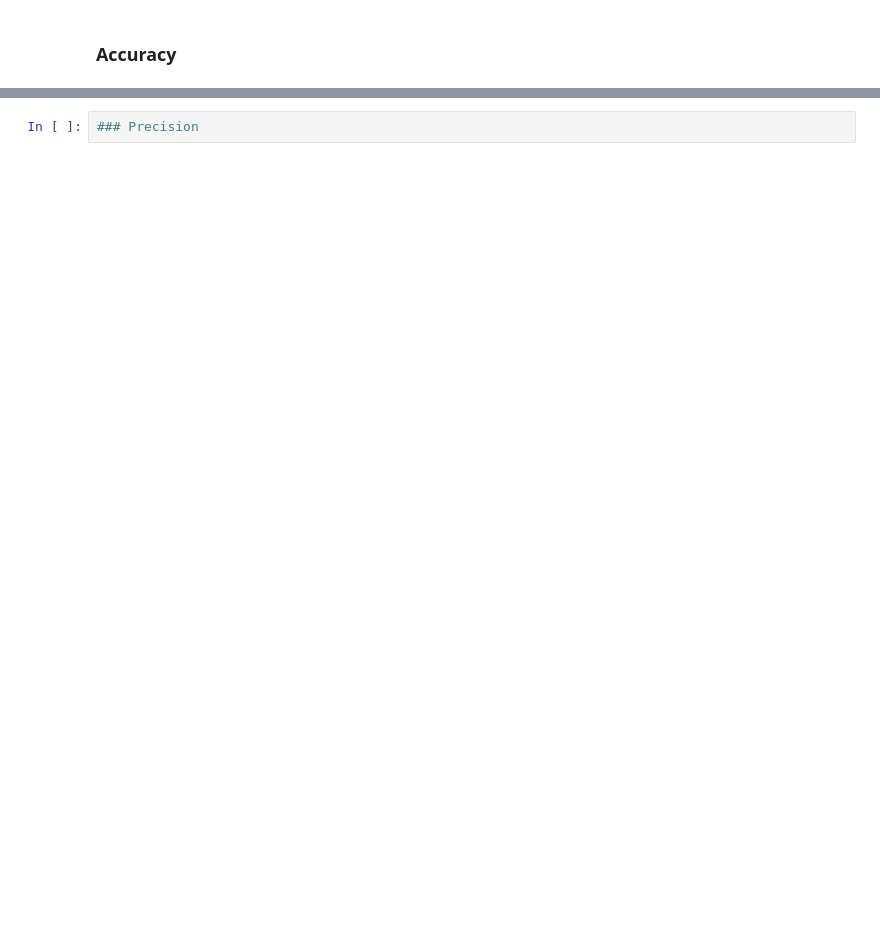
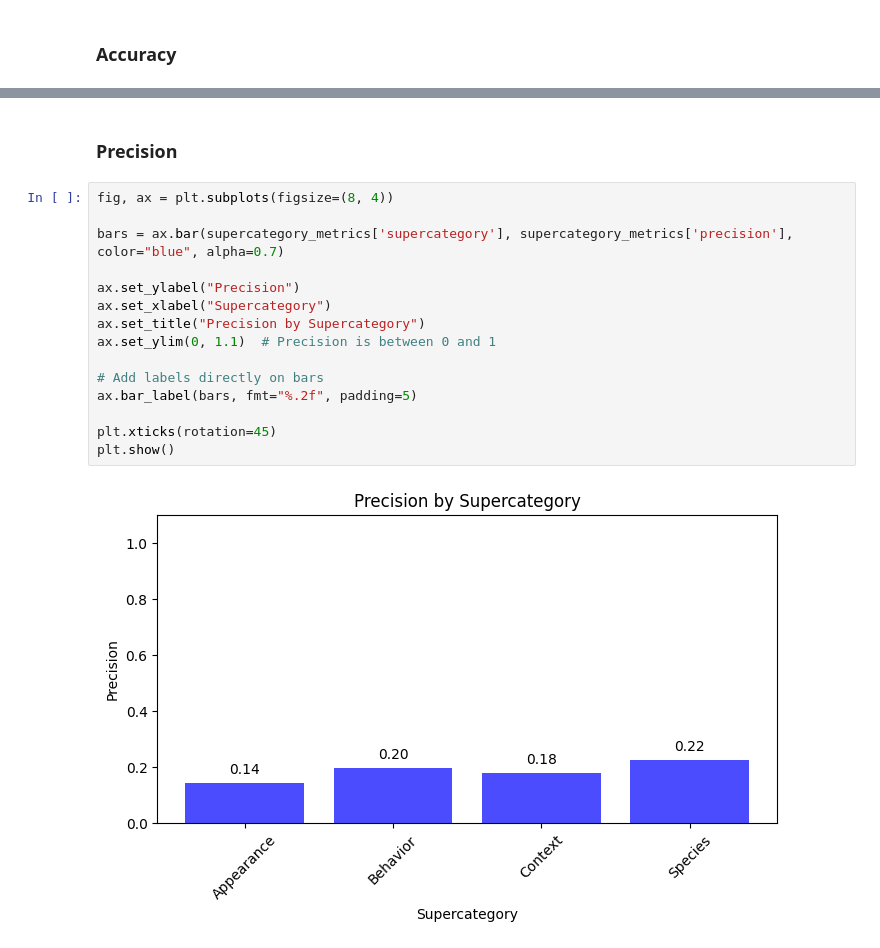
Before and after one commit to waggle-sensor/sage-vectordb-example, a Jupyter notebook: INQUIRE_benchmark/results/evaluate.ipynb, the cells around one changed output, grey strips where cells are left out. Cells and saved outputs as stored; diff of their text form; blank space fills up the shorter version.

```diff
--- a/INQUIRE_benchmark/results/evaluate.ipynb
+++ b/INQUIRE_benchmark/results/evaluate.ipynb
@@ -196,2 +223,19 @@ plt.show()
-# %%
-### Precision
+# %% [markdown]
+### Precision
+# %%
+fig, ax = plt.subplots(figsize=(8, 4))
+
+bars = ax.bar(supercategory_metrics['supercategory'], supercategory_metrics['precision'], color="blue", alpha=0.7)
+
+ax.set_ylabel("Precision")
+ax.set_xlabel("Supercategory")
+ax.set_title("Precision by Supercategory")
+ax.set_ylim(0, 1.1)  # Precision is between 0 and 1
+
+# Add labels directly on bars
+ax.bar_label(bars, fmt="%.2f", padding=5)
+
+plt.xticks(rotation=45)
+plt.show()
+# %% [output]
+[figure, added]
```
Also changed, not shown: parts of 50 cells of this notebook.
